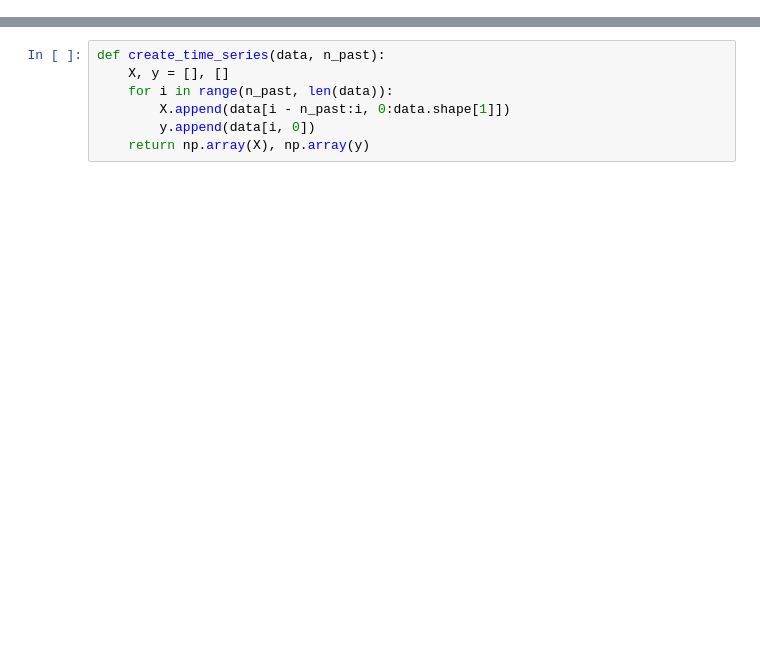
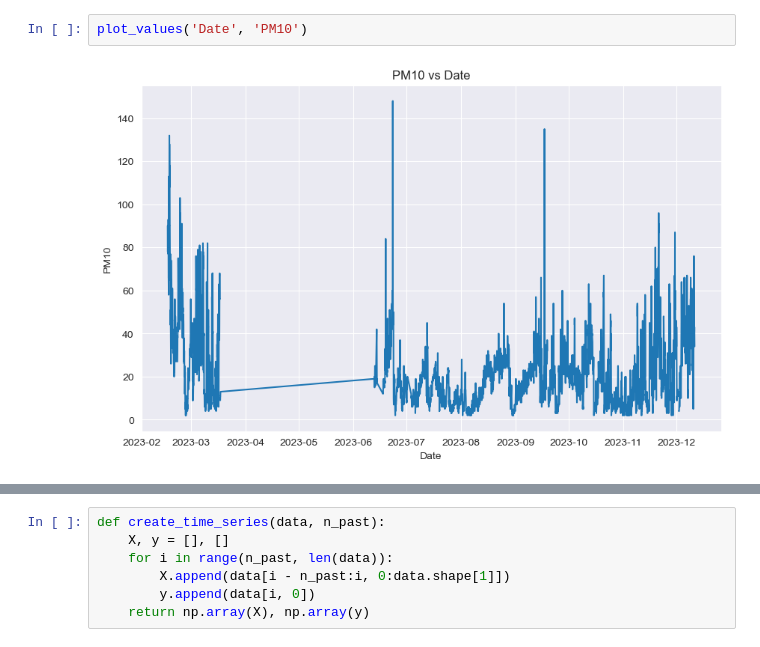
Before and after one commit to perkzen/development-of-intelligent-solutions-with-machine-learning, a Jupyter notebook: project/multi.ipynb, the cells around one changed output, grey strips where cells are left out. Cells and saved outputs as stored; diff of their text form; blank space fills up the shorter version.

```diff
--- a/project/multi.ipynb
+++ b/project/multi.ipynb
@@ -17,3 +65,7 @@ df = pd.read_csv('data/processed_dataset.csv')
+# %%
+plot_values('Date', 'PM10')
+# %% [output]
+[figure, added]
 # %%
 df.head()
 # %% [output]
```
Also changed, not shown: parts of 67 cells of this notebook, 2 other files.
